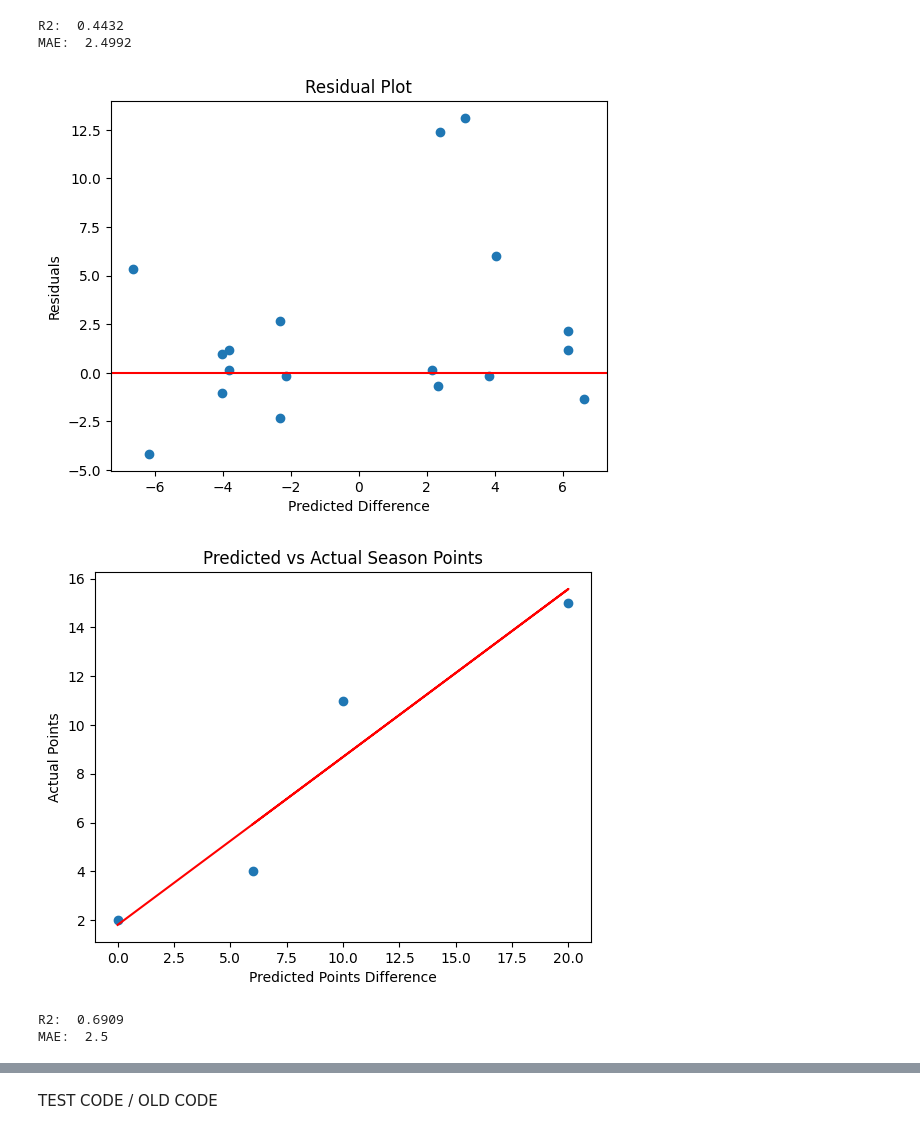
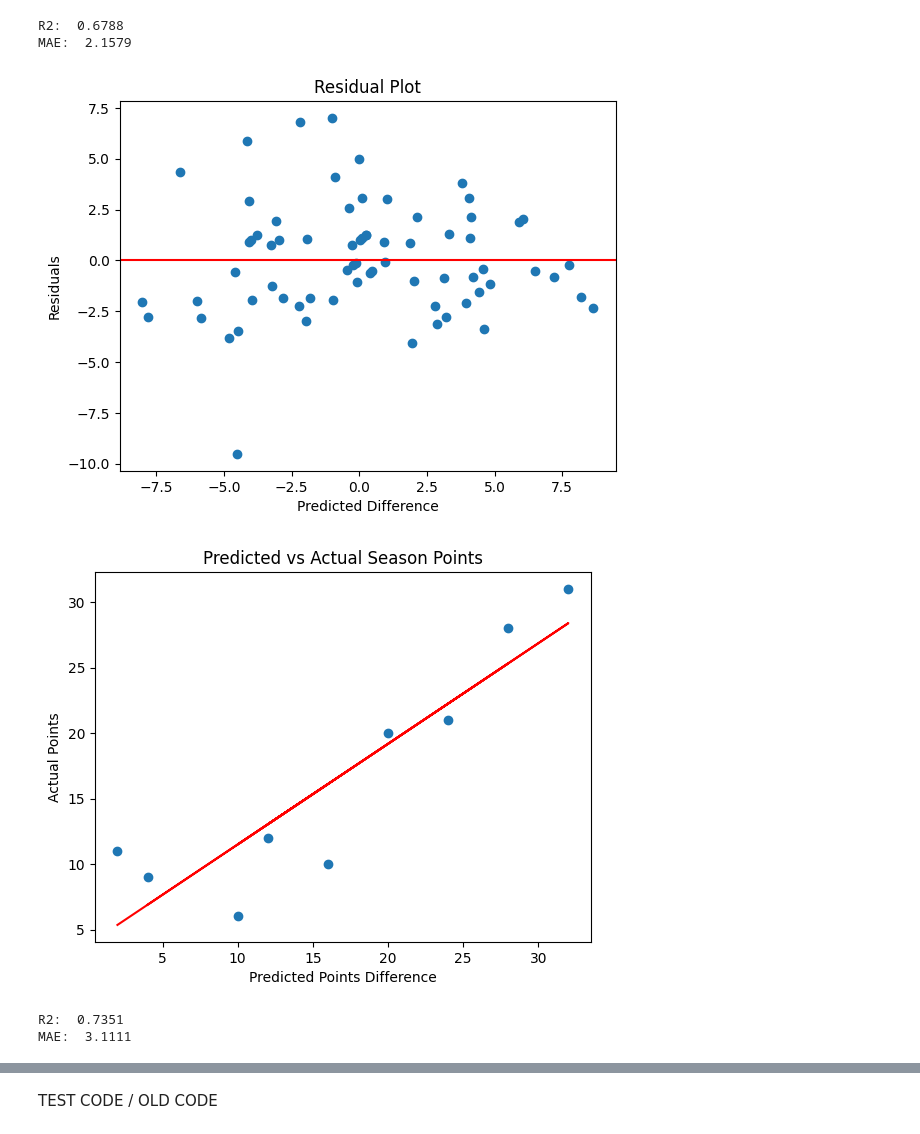
Before and after one commit to BFiveAlive/youth-hockey, a Jupyter notebook: glm.ipynb, the cells around one changed output, grey strips where cells are left out. Drawn from its saved outputs; the diff is of its cells as text; code cells hidden in the pictures.

```diff
--- a/glm.ipynb
+++ b/glm.ipynb
@@ -41,15 +41,20 @@ del df_season2
 
 df_season['goal_diff'] = df_season['homegoals'] - df_season['visitorgoals']
 
+
 # SET COLUMN TYPES
 for col in df_season.columns.to_list():
-    if col in ('homegoals','visitorgoals','goal_diff'):
+    if col in ('homegoals','visitorgoals','goal_diff','days'):
         df_season[col] = pd.to_numeric(df_season[col])
     elif col =='date':
         df_season[col] = pd.to_datetime(df_season[col])
     else:
         df_season[col] = df_season[col].astype('category')
 
+# set number of days into hockey season
+mn_dt = df_season['date'].min()
+df_season['days'] = (df_season['date'] - mn_dt).dt.days
+
 df_season.dtypes
 # %% [output]
 date                    datetime64[ns]
@@ -70,12 +78,12 @@ dtype: object
 # %%
 # GLM: Poisson (Home Goals)
-glm_forumula = (''' homegoals ~ hometeam_id + visitorteam_id ''')
+glm_forumula = (''' homegoals ~ days + hometeam_id + visitorteam_id ''')
 
 y, X = dmatrices(glm_forumula, data=df_season, return_type='dataframe')
 X_train, X_test, y_train, y_test = train_test_split(X, y, test_size=0.6, random_state=1)
 
 
-glm_P = PoissonRegressor( alpha=0, solver='lbfgs', max_iter=1000, verbose=0)
+glm_P = PoissonRegressor( alpha=0, solver='lbfgs', max_iter=10000, verbose=0, tol=0.001)
 glm_P.fit(X_train, y_train['homegoals'])
 
 pred = pd.DataFrame(glm_P.predict(X), columns=['pred_home'])
@@ -122,7 +112,7 @@ Name: hometeam_name, dtype: int64
 # %%
 # CHARTS
 # out_filter = out_full
-out_filter = out_full[(out_full['hometeam_division']=='10U Girls Tier 2')]
+out_filter = out_full[(out_full['hometeam_division']=='10U Tier 4')]
 
 
 # PREDICTED GOALS
@@ -171,6 +161,6 @@ print('MAE: ', round(mae(out_chart['home_points'], out_chart['pred_points']), 4)
-R2:  0.4432
-MAE:  2.4992
+R2:  0.6788
+MAE:  2.1579
-[figure, old version]
+[figure, new version]
-[figure, old version]
+[figure, new version]
-R2:  0.6909
-MAE:  2.5
+R2:  0.7351
+MAE:  3.1111
```
Also changed, not shown: parts of 18 cells of this notebook.
